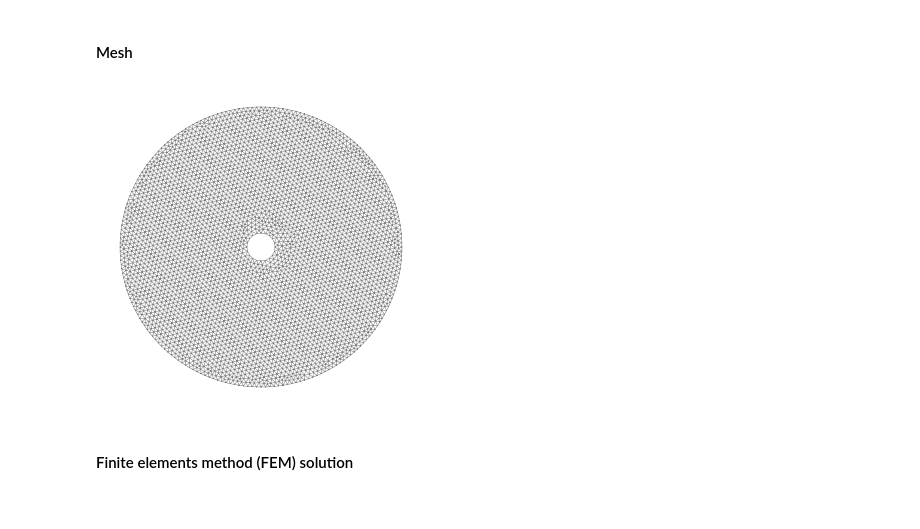
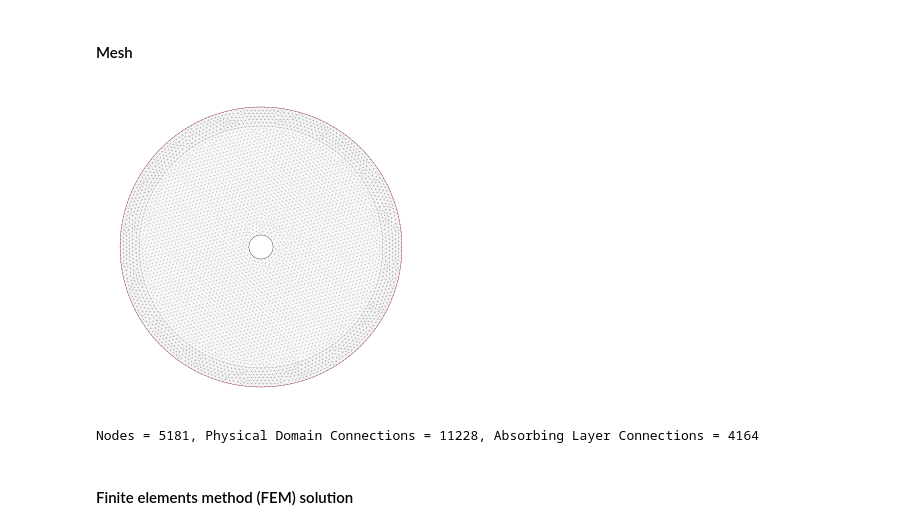
Before and after one commit to oscar-rincon/scattering-problem, a Jupyter notebook: main/analysis_scat_circ.ipynb, the cells around one changed output. Cells and saved outputs as stored; diff of their text form; code cells hidden in the pictures.

```diff
--- a/main/analysis_scat_circ.ipynb
+++ b/main/analysis_scat_circ.ipynb
@@ -38,14 +47,16 @@ plot_displacement_amplitude(X_exact, Y_exact, u_scn_amp_exact, u_amp_exact)
 ### Finite Element Method (FEM)
 # %% [markdown]
 #### Mesh
-# %%
-# data mesh
-file_path_msh = "AcousticScattering/scattering.msh"
-
-# Plot the mesh
-plot_mesh(file_path_msh)
-# %% [output]
-[figure, removed]
+# %%
+# plot the mesh from the file
+file_path_msh = "AcousticScattering/scattering.msh"
+num_nodes, num_connections_P, num_connections_A = plot_mesh_from_file(file_path_msh)
+
+# You can use the returned values for further processing
+print(f"Nodes = {num_nodes}, Physical Domain Connections = {num_connections_P}, Absorbing Layer Connections = {num_connections_A}")
+# %% [output]
+[figure, added]
+Nodes = 5181, Physical Domain Connections = 11228, Absorbing Layer Connections = 4164
 # %% [markdown]
 #### Finite elements method (FEM) solution
 # %%
```
Also changed, not shown: parts of 8 cells of this notebook, 1 other file.
